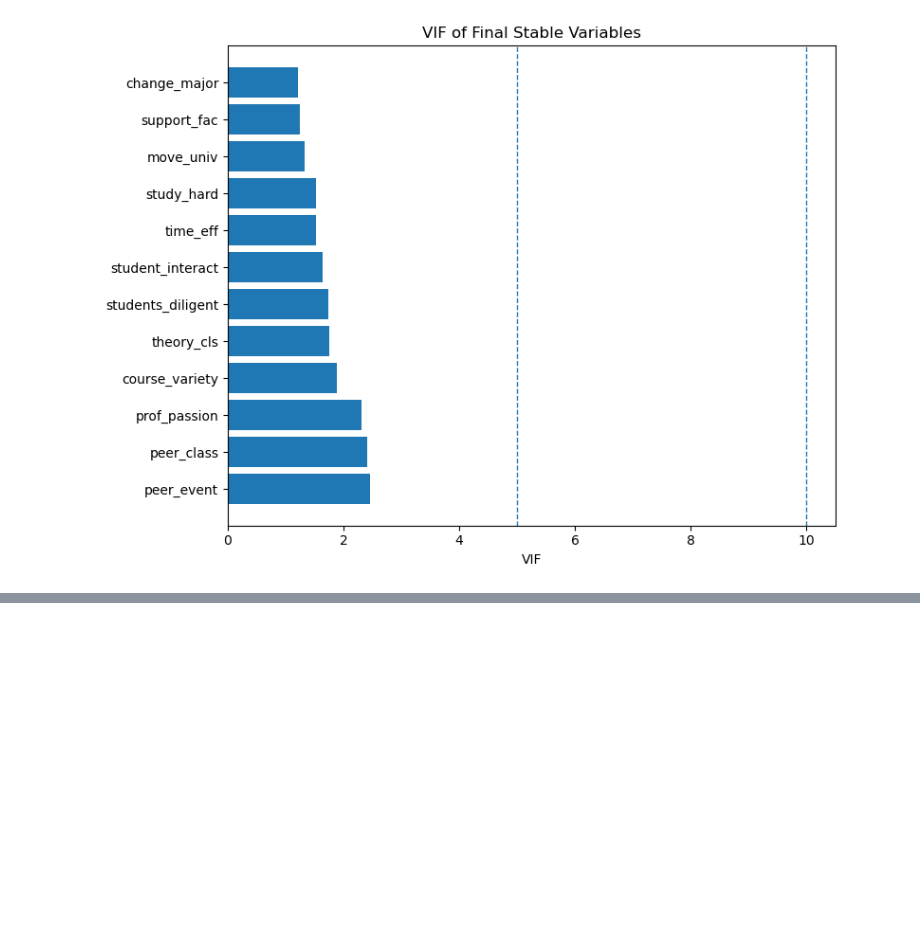
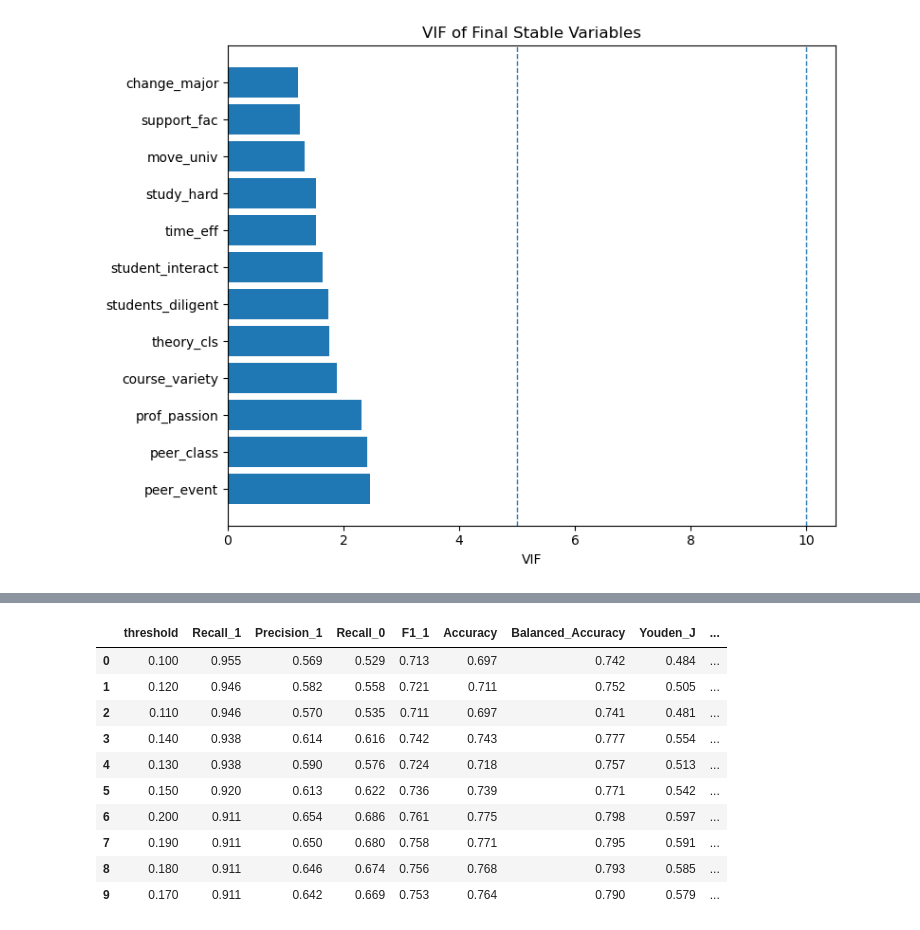
Before and after one commit to hyejinppp/Proposal, a Jupyter notebook: sat_reallast.ipynb, the cells around one changed output, grey strips where cells are left out. Drawn from its saved outputs; the diff is of its cells as text; code cells hidden in the pictures; blank space fills up the shorter version.

```diff
--- a/sat_reallast.ipynb
+++ b/sat_reallast.ipynb
@@ -2135,0 +2200,88 @@ else:
+# %%
+# ======================================
+# ✅ 4-1B threshold 선택
+# - 개발셋 OOF 예측으로 threshold 결정
+# - screening / balanced / F1 후보를 함께 확인
+# ======================================
+
+cv = StratifiedKFold(n_splits=5, shuffle=True, random_state=RANDOM_STATE)
+oof_model = build_lr_model(rs=RANDOM_STATE)
+
+oof_score = cross_val_predict(
+    oof_model,
+    X_dev_final,
+    y_dev,
+    cv=cv,
+    method="predict_proba"
+)[:, 1]
+
+threshold_grid = np.round(np.arange(0.10, 0.91, 0.01), 2)
+threshold_rows = []
+
+for thr in threshold_grid:
+    y_oof_pred = (oof_score >= thr).astype(int)
+    cm = confusion_matrix(y_dev, y_oof_pred, labels=[0, 1])
+    tn, fp, fn, tp = cm.ravel()
+
+    recall_1 = tp / (tp + fn) if (tp + fn) > 0 else np.nan
+    precision_1 = tp / (tp + fp) if (tp + fp) > 0 else np.nan
+    recall_0 = tn / (tn + fp) if (tn + fp) > 0 else np.nan
+    f1_1 = f1_score(y_dev, y_oof_pred, pos_label=1, zero_division=0)
+    acc = accuracy_score(y_dev, y_oof_pred)
+    bal_acc = balanced_accuracy_score(y_dev, y_oof_pred)
+    youden_j = recall_1 + recall_0 - 1 if pd.notna(recall_1) and pd.notna(recall_0) else np.nan
+
+    composite_score = (
+        0.30 * recall_1 +
+        0.20 * precision_1 +
+        0.25 * f1_1 +
+        0.25 * bal_acc
+    )
+
+    threshold_rows.append({
+        "threshold": thr,
+        "Recall_1": recall_1,
+        "Precision_1": precision_1,
+        "Recall_0": recall_0,
+        "F1_1": f1_1,
+        "Accuracy": acc,
+        "Balanced_Accuracy": bal_acc,
+        "Youden_J": youden_j,
+        "Composite_Score": composite_score
+    })
+
+threshold_rank = pd.DataFrame(threshold_rows)
+
+threshold_rank_screening = threshold_rank.sort_values(
+    by=["Recall_1", "F1_1", "Balanced_Accuracy"],
+    ascending=[False, False, False]
+).reset_index(drop=True)
+
+threshold_rank_balanced = threshold_rank.sort_values(
+    by=["Composite_Score", "F1_1", "Balanced_Accuracy", "Recall_1"],
+    ascending=[False, False, False, False]
+).reset_index(drop=True)
+
+threshold_rank_f1 = threshold_rank.sort_values(
+    by=["F1_1", "Balanced_Accuracy", "Recall_1"],
+    ascending=[False, False, False]
+).reset_index(drop=True)
+
+best_threshold_screening = float(threshold_rank_screening.iloc[0]["threshold"])
+best_threshold_balanced = float(threshold_rank_balanced.iloc[0]["threshold"])
+best_threshold_f1 = float(threshold_rank_f1.iloc[0]["threshold"])
+
+print("✅ [Screening 기준 threshold]")
+display(threshold_rank_screening.head(10))
+
+print("\n✅ [Balanced 기준 threshold]")
+display(threshold_rank_balanced.head(10))
+
+print("\n✅ [F1 기준 threshold]")
+display(threshold_rank_f1.head(10))
+
+print("\n🏁 threshold 후보")
+print(f"- Screening: {best_threshold_screening:.2f}")
+print(f"- Balanced: {best_threshold_balanced:.2f}")
+print(f"- F1: {best_threshold_f1:.2f}")
+# %% [output]
@@ -2135,0 +2289,11 @@ else:
+|  | threshold | Recall_1 | Precision_1 | Recall_0 | F1_1 | Accuracy | Balanced_Accuracy | Youden_J | ... |
+| 0 | 0.100 | 0.955 | 0.569 | 0.529 | 0.713 | 0.697 | 0.742 | 0.484 | ... |
+| 1 | 0.120 | 0.946 | 0.582 | 0.558 | 0.721 | 0.711 | 0.752 | 0.505 | ... |
+| 2 | 0.110 | 0.946 | 0.570 | 0.535 | 0.711 | 0.697 | 0.741 | 0.481 | ... |
+| 3 | 0.140 | 0.938 | 0.614 | 0.616 | 0.742 | 0.743 | 0.777 | 0.554 | ... |
+| 4 | 0.130 | 0.938 | 0.590 | 0.576 | 0.724 | 0.718 | 0.757 | 0.513 | ... |
+| 5 | 0.150 | 0.920 | 0.613 | 0.622 | 0.736 | 0.739 | 0.771 | 0.542 | ... |
+| 6 | 0.200 | 0.911 | 0.654 | 0.686 | 0.761 | 0.775 | 0.798 | 0.597 | ... |
+| 7 | 0.190 | 0.911 | 0.650 | 0.680 | 0.758 | 0.771 | 0.795 | 0.591 | ... |
+| 8 | 0.180 | 0.911 | 0.646 | 0.674 | 0.756 | 0.768 | 0.793 | 0.585 | ... |
+| 9 | 0.170 | 0.911 | 0.642 | 0.669 | 0.753 | 0.764 | 0.790 | 0.579 | ... |
```
Also changed, not shown: parts of 6 cells of this notebook.
